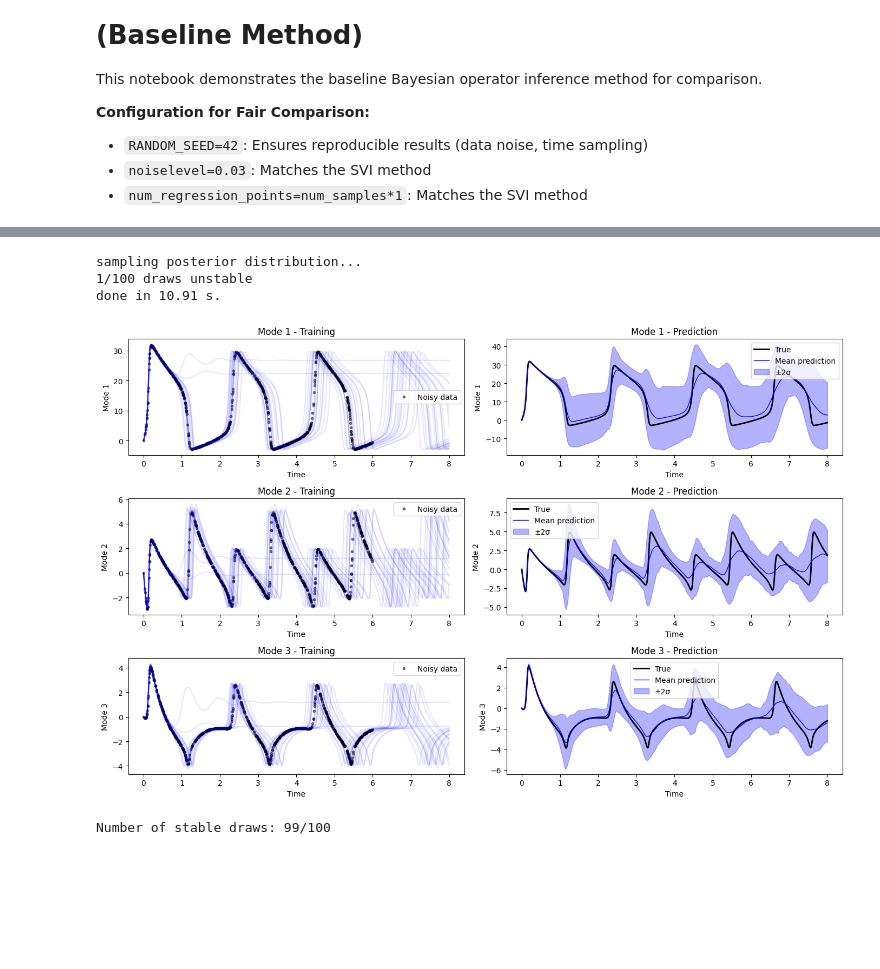
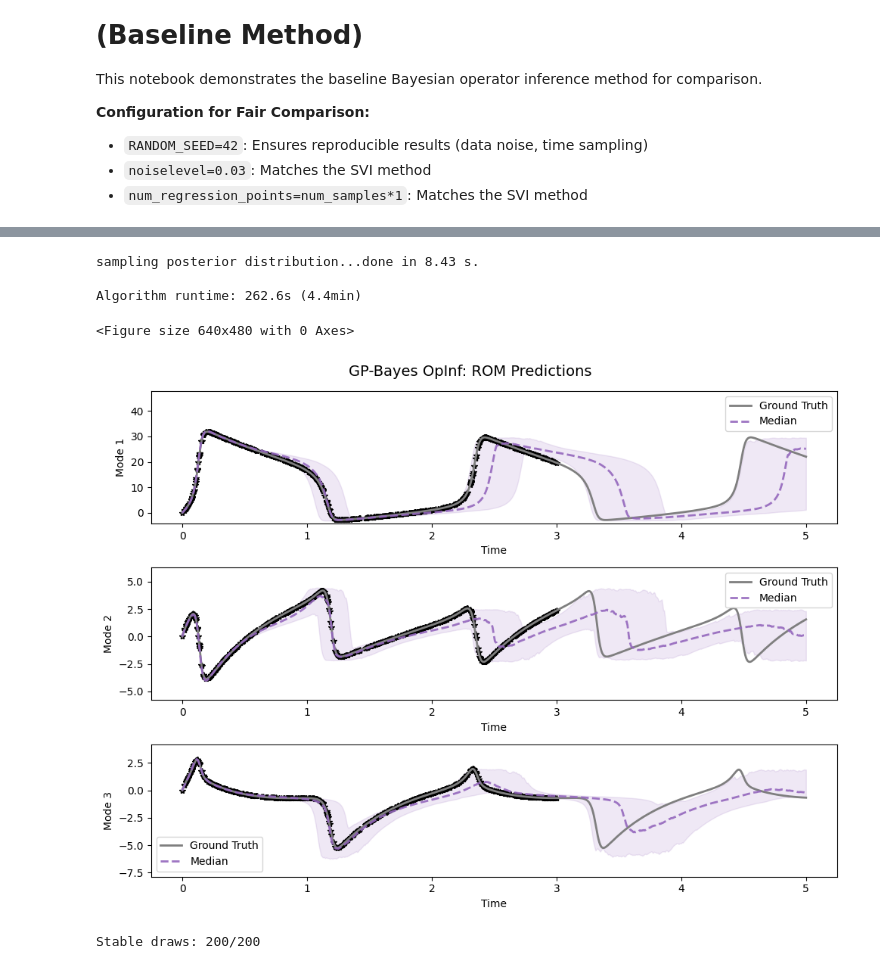
Before and after one commit to Anthony50102/probabilistic_rom_inference, a Jupyter notebook: experiments/fitz_nagumo/01_gpbayes_opinf.ipynb, the cells around one changed output, grey strips where cells are left out. Cells and saved outputs as stored; diff of their text form; code cells hidden in the pictures; blank space fills up the shorter version.

Commit message:
Here are some good results for FN, put these in paper for now, improve them later

```diff
--- a/experiments/fitz_nagumo/01_gpbayes_opinf.ipynb
+++ b/experiments/fitz_nagumo/01_gpbayes_opinf.ipynb
@@ -118,7 +135,7 @@ time_domain_training = np.linspace(
 gps = fit_gaussian_processes(
     time_domain_training=time_domain_training,
     time_domain_sampled=time_domain_sampled,
-    snapshots_sampled=snapshots_compressed,
+    snapshots_sampled=gp_training_data,
     gp_regularizer=gp_regularizer,
     constant_bounds=config.CONSTANT_VALUE_BOUNDS,
     length_scale_bounds=config.LENGTH_SCALE_BOUNDS,
@@ -126,6 +143,16 @@ gps = fit_gaussian_processes(
     n_restarts_optimizer=config.N_RESTARTS_OPTIMIZER,
 )
 
+# If data was scaled for GP fitting, unscale state/derivative estimates
+# back to original space so that WLS learns the operator in original space.
+if USE_SCALED_DATA and data_scaler is not None:
+    for i, gp in enumerate(gps):
+        std_i = data_scaler.stds_[i, 0]
+        mean_i = data_scaler.means_[i, 0]
+        gp.state_estimate = gp.state_estimate * std_i + mean_i
+        gp.ddt_estimate = gp.ddt_estimate * std_i  # derivatives: no mean shift
+    print("GP outputs unscaled to original space for WLS")
+
 q0 = snapshots_compressed[:, 0]
 # %% [output]
 fitting GP model for state 'r_01'...
@@ -157,6 +184,8 @@ bayesian_model = step3.estimate_posterior(
     time_domain=np.array(time_domain),
     gps=gps,
     inputs=np.array(inputs),
+    use_prior=USE_PRIOR,
+    prior_regularizer=PRIOR_REGULARIZER,
 )
 # %% [output]
 constructing posterior hyperparameters...
@@ -214,43 +243,40 @@ with opinf.utils.TimedBlock("sampling posterior distribution"):
     # Translate results back to original state space.
     draws = [basis.decompress(draw) for draw in draws_compressed]
     Os = np.array(Os)
+
+algo_time = time.time() - start_time
+print(f"\nAlgorithm runtime: {algo_time:.1f}s ({algo_time/60:.1f}min)")
 # %% [output]
-sampling posterior distribution...
-1/100 draws unstable
-done in 10.91 s.
+sampling posterior distribution...done in 8.43 s.
+
+Algorithm runtime: 262.6s (4.4min)
 # %%
-# Visualize results
-fig, axes = plt.subplots(numPODmodes, 2, figsize=(14, 3*numPODmodes))
+# Visualize results using FitzPlotter (consistent with Full Bayesian notebook)
+from fitz_plotter import FitzPlotter
 
-for i in range(numPODmodes):
-    # Training region
-    ax = axes[i, 0]
-    ax.plot(time_domain_sampled, snapshots_compressed[i], 'ko', ms=3, alpha=0.5, label='Noisy data')
-    for draw in draws_compressed[:20]:
-        ax.plot(time_domain, draw[i], 'b-', alpha=0.1)
-    ax.set_xlabel('Time')
-    ax.set_ylabel(f'Mode {i+1}')
-    ax.set_title(f'Mode {i+1} - Training')
-    ax.legend()
+plotter = FitzPlotter(
+    numPODmodes=numPODmodes,
+    time_domain_training=time_domain_sampled,
+    time_domain_prediction=time_domain,
+    time_domain_eval_training=time_domain_eval_training,
+    time_domain_eval_prediction=time_domain,
+    snapshots_training=snapshots_compressed,
+    snapshots_prediction=full_states_compressed,
+)
 
-    # Full prediction
-    ax = axes[i, 1]
-    ax.plot(time_domain, full_states_compressed[i], 'k-', lw=2, label='True')
-    draws_mean = np.mean([d[i] for d in draws_compressed], axis=0)
-    draws_std = np.std([d[i] for d in draws_compressed], axis=0)
-    ax.plot(time_domain, draws_mean, 'b-', lw=1, label='Mean prediction')
-    ax.fill_between(time_domain, draws_mean - 2*draws_std, draws_mean + 2*draws_std,
-                    alpha=0.3, color='blue', label='±2σ')
-    ax.set_xlabel('Time')
-    ax.set_ylabel(f'Mode {i+1}')
-    ax.set_title(f'Mode {i+1} - Prediction')
-    ax.legend()
-
-plt.tight_layout()
-plt.savefig('figures/gpbayes_results.png', dpi=150, bbox_inches='tight')
+plotter.operator_plot_trajectories(
+    draws_training=np.array(draws_compressed_training),
+    draws_prediction=np.array(draws_compressed),
+    time_domain_training=time_domain_eval_training,
+    time_domain_prediction=time_domain,
+    figsize=(10, 2.5 * numPODmodes),
+    plot_single=True,
+)
+plt.suptitle('GP-Bayes OpInf: ROM Predictions', fontsize=14)
 plt.show()
 
-print(f"\nNumber of stable draws: {len(draws_compressed)}/{ndraws}")
+print(f"\nStable draws: {len(draws_compressed)}/{ndraws}")
 # %% [output]
+<Figure size 640x480 with 0 Axes>
-[figure, old version]
+[figure, new version]
-Number of stable draws: 99/100
+Stable draws: 200/200
```
Also changed, not shown: parts of 7 cells of this notebook, 8 other files.
